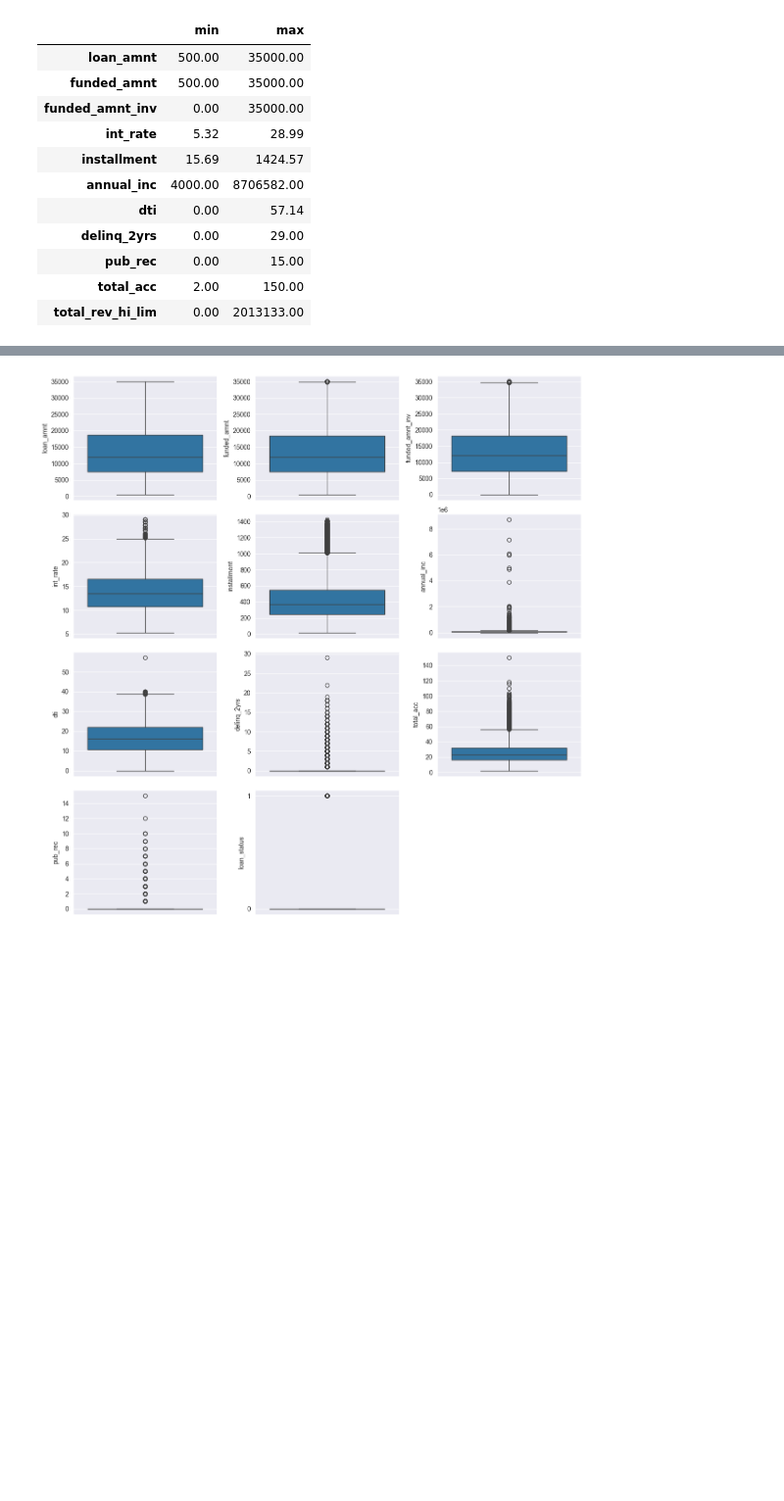
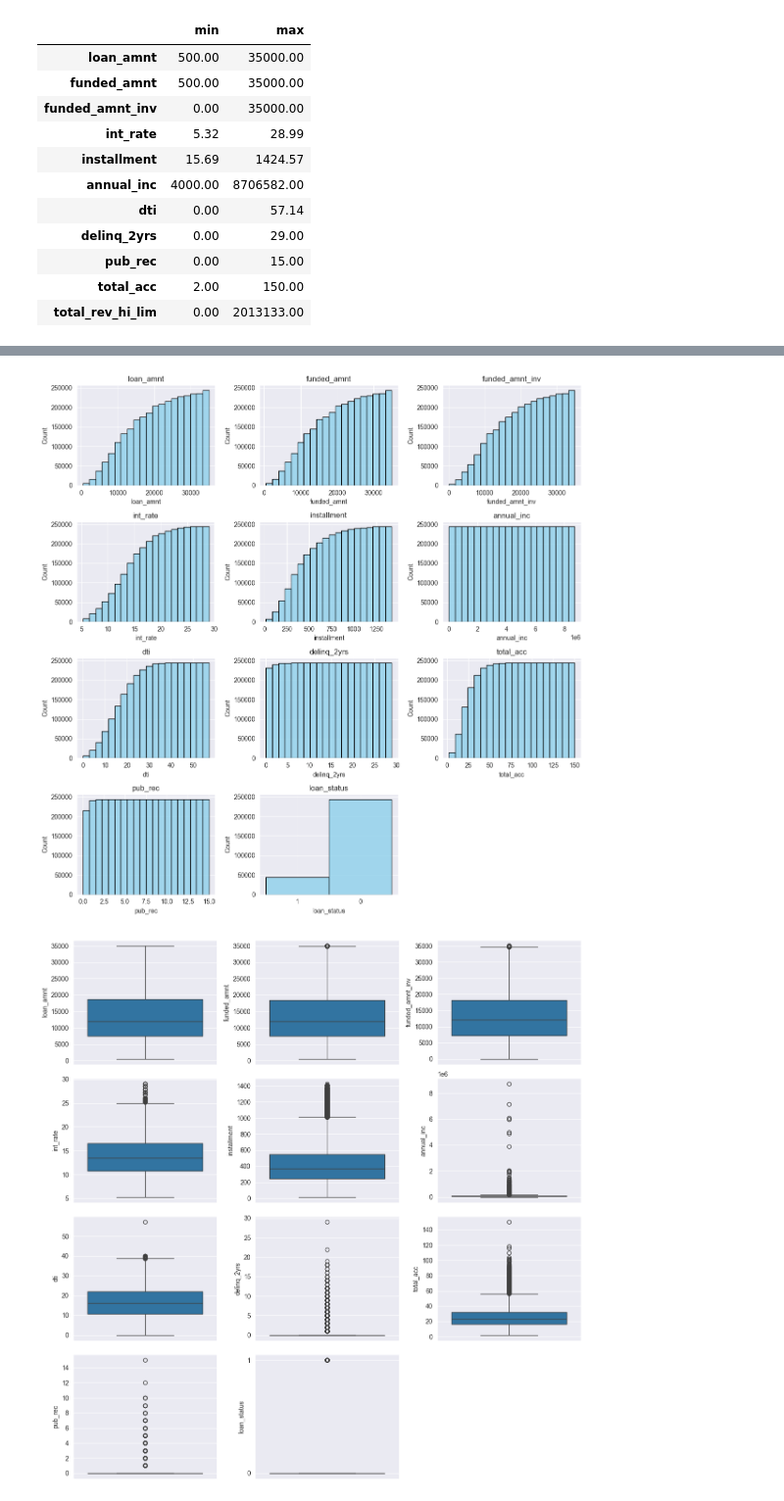
Before and after one commit to MenAtwork-FMP/Credit_Risk-Riesgo_Crediticio, a Jupyter notebook: notebooks/risk.ipynb, the cells around one changed output, grey strips where cells are left out. Shown: that part at 98% size. Cells and saved outputs as stored; diff of their text form; code cells hidden in the pictures; blank space fills up the shorter version.

```diff
--- a/notebooks/risk.ipynb
+++ b/notebooks/risk.ipynb
@@ -333,3 +319,15 @@ https://gist.github.com/mwaskom/de44147ed2974457ad6372750bbe5751
+# %%
+sns.set_style('darkgrid')
+plt.figure(figsize=(12,12))
+for i in range(len(numericalcolumns)):
+    plt.subplot(4,3,i+1)
+    sns.histplot(df[numericalcolumns[i]], bins=20, color='skyblue', edgecolor='black', cumulative=True)
+    plt.title(numericalcolumns[i])
+    plt.tight_layout()
+
+plt.show()
+# %% [output]
+[figure, added]
 # %%
 ## check for outliers
 
```
Also changed, not shown: parts of 3 cells of this notebook.
